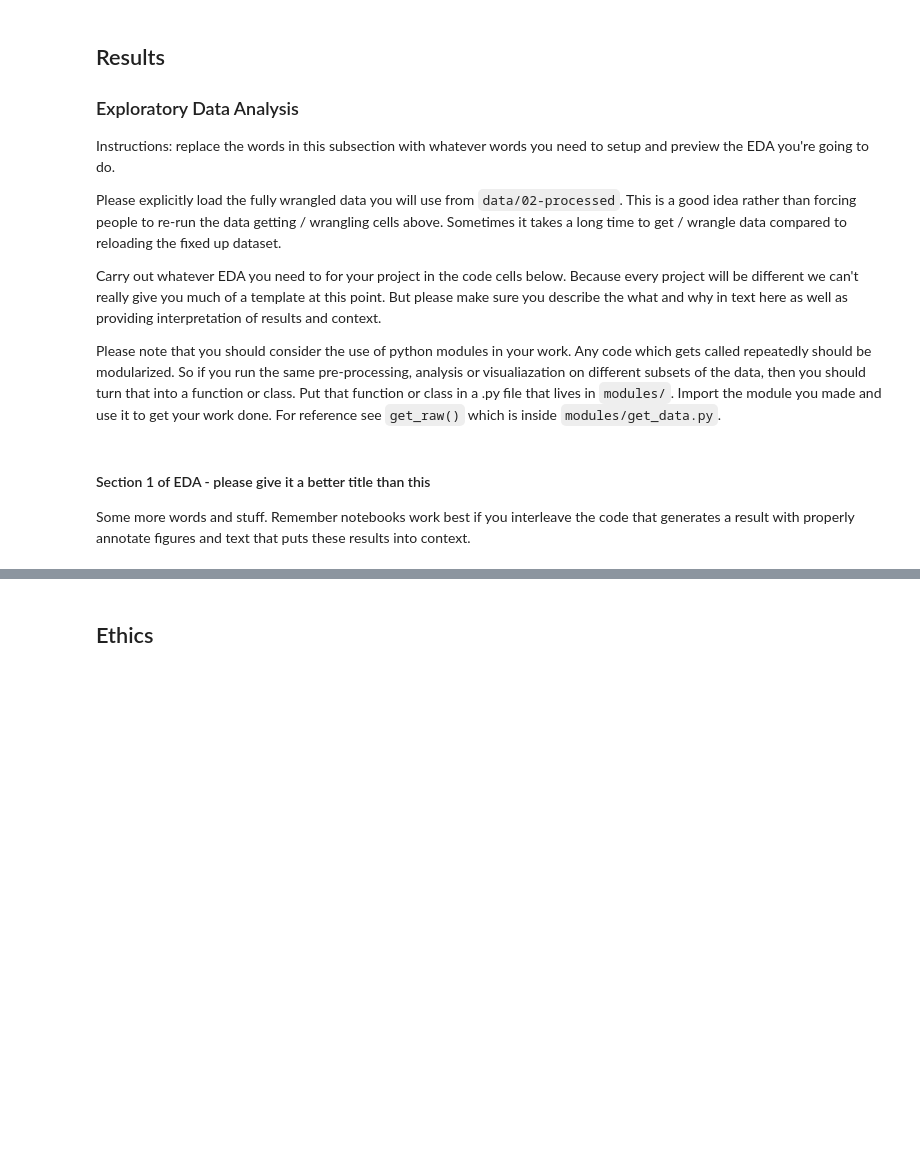
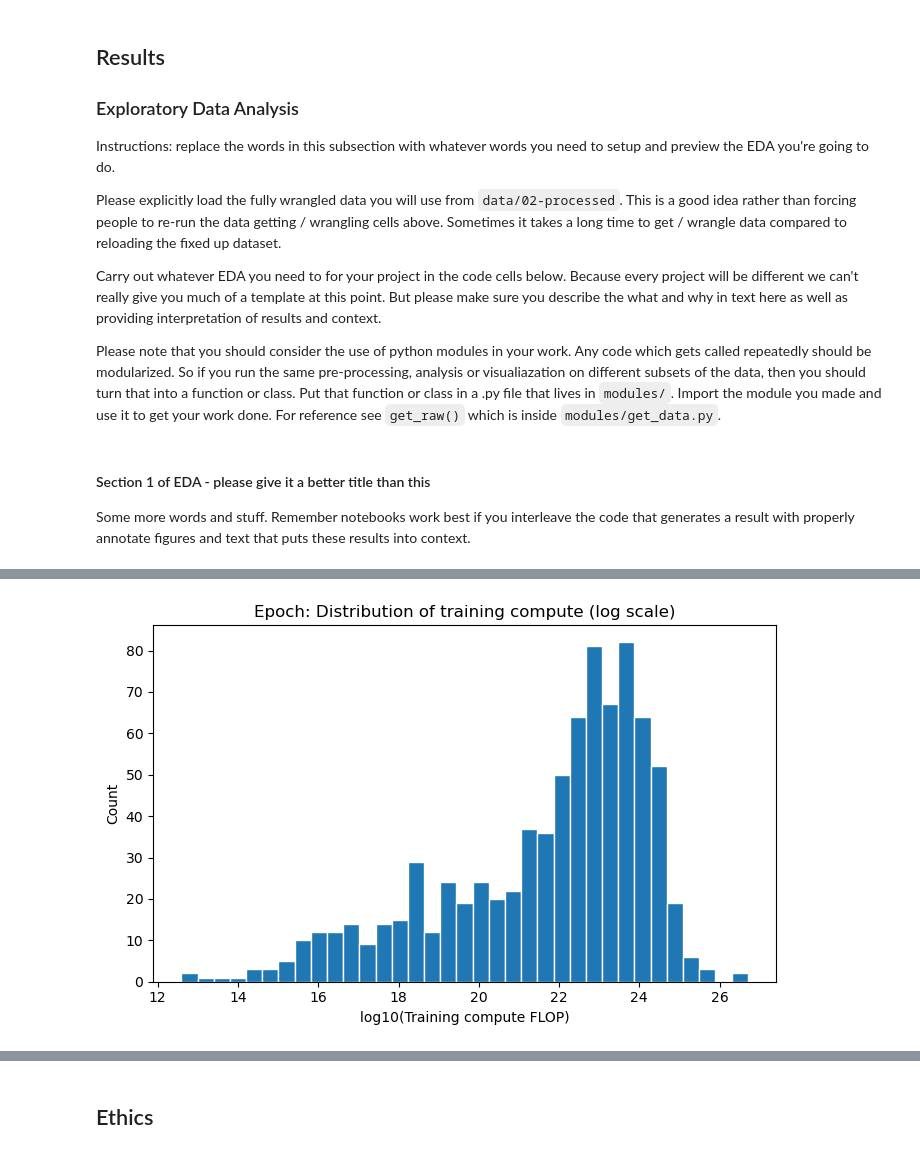
Before and after one commit to COGS108/Group090_WI26, a Jupyter notebook: 02-EDACheckpoint.ipynb, the cells around one changed output, grey strips where cells are left out. Drawn from its saved outputs; the diff is of its cells as text; code cells hidden in the pictures; blank space fills up the shorter version.

```diff
--- a/02-EDACheckpoint.ipynb
+++ b/02-EDACheckpoint.ipynb
@@ -197,0 +180,11 @@ plt.show()
+# %%
+# Distribution of training compute (log10)
+plt.figure(figsize=(7, 4.5))
+plt.hist(epoch_compute["log10_train_flop"].dropna(), bins=35, edgecolor="white")
+plt.xlabel("log10(Training compute FLOP)")
+plt.ylabel("Count")
+plt.title("Epoch: Distribution of training compute (log scale)")
+plt.tight_layout()
+plt.show()
+# %% [output]
+[figure, added]
```
Also changed, not shown: parts of 14 cells of this notebook.
